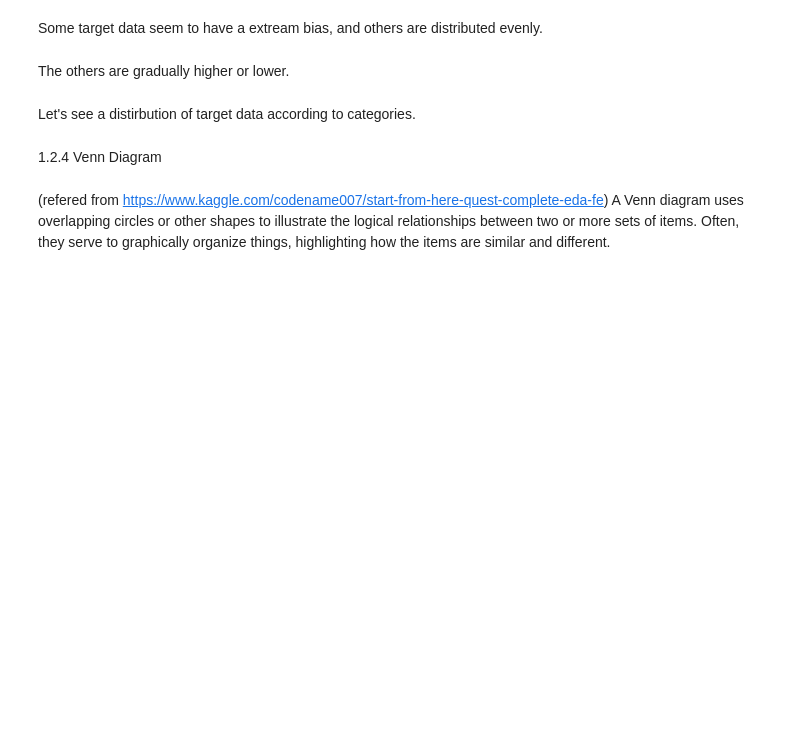
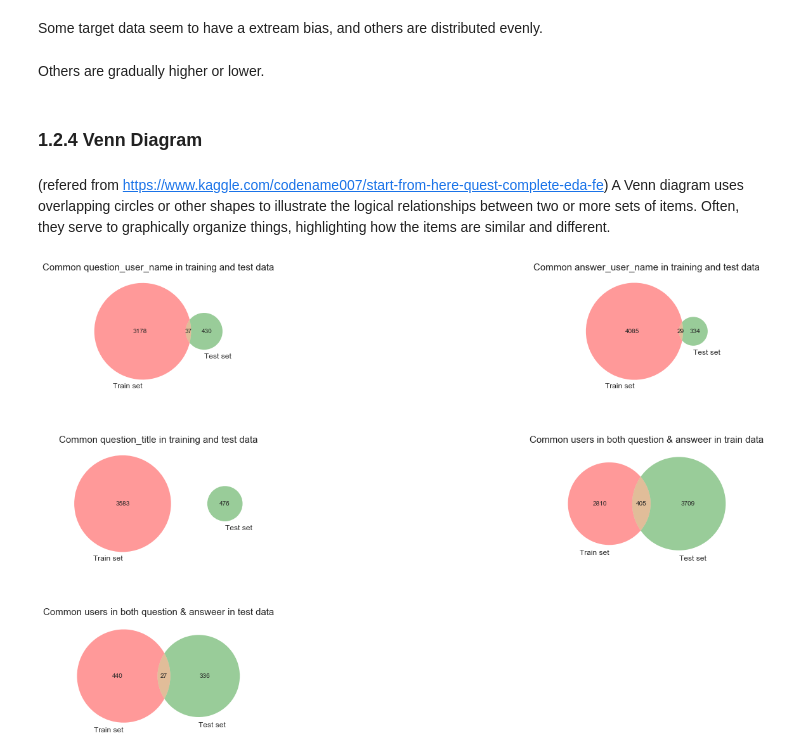
Before and after one commit to Data-Intelligence-Bootcamp/Yeseul_project, a Jupyter notebook: Google QUEST Q&A Labeling_Yeseul.ipynb, the cells around one changed output. Saved outputs shown, nothing was run; the diff lists cells and outputs as text; code cells hidden in the pictures; blank space fills up the shorter version.

```diff
--- a/Google QUEST Q&A Labeling_Yeseul.ipynb
+++ b/Google QUEST Q&A Labeling_Yeseul.ipynb
@@ -405,11 +411,44 @@ plt.close()
 # %% [markdown]
 Some target data seem to have a extream bias, and others are distributed evenly.
 # %% [markdown]
-The others are gradually higher or lower.
+Others are gradually higher or lower.
-# %% [markdown]
-Let's see a distirbution of target data according to categories.
 # %% [markdown]
-1.2.4 Venn Diagram
+### 1.2.4 Venn Diagram
 # %% [markdown]
 (refered from https://www.kaggle.com/codename007/start-from-here-quest-complete-eda-fe)
 A Venn diagram uses overlapping circles or other shapes to illustrate the logical relationships between two or more sets of items. Often, they serve to graphically organize things, highlighting how the items are similar and different.
+# %%
+plt.figure(figsize=(23,13))
+
+plt.subplot(321)
+venn2([set(train.question_user_name.unique()), set(test.question_user_name.unique())], set_labels = ('Train set', 'Test set') )
+plt.title("Common question_user_name in training and test data", fontsize=15)
+#plt.show()
+
+#plt.figure(figsize=(15,8))
+plt.subplot(322)
+venn2([set(train.answer_user_name.unique()), set(test.answer_user_name.unique())], set_labels = ('Train set', 'Test set') )
+plt.title("Common answer_user_name in training and test data", fontsize=15)
+#plt.show()
+
+#plt.figure(figsize=(15,8))
+plt.subplot(323)
+venn2([set(train.question_title.unique()), set(test.question_title.unique())], set_labels = ('Train set', 'Test set') )
+plt.title("Common question_title in training and test data", fontsize=15)
+#plt.show()
+
+#plt.figure(figsize=(15,8))
+plt.subplot(324)
+venn2([set(train.question_user_name.unique()), set(train.answer_user_name.unique())], set_labels = ('Train set', 'Test set') )
+plt.title("Common users in both question & answeer in train data", fontsize=15)
+
+#plt.figure(figsize=(15,8))
+plt.subplot(325)
+venn2([set(test.question_user_name.unique()), set(test.answer_user_name.unique())], set_labels = ('Train set', 'Test set') )
+plt.title("Common users in both question & answeer in test data", fontsize=15)
+
+plt.subplots_adjust(wspace = 0.5, hspace = 0.5,
+                    top = 0.9)
+plt.show()
+# %% [output]
+[figure, added]
```
Also changed, not shown: parts of 43 cells of this notebook.
